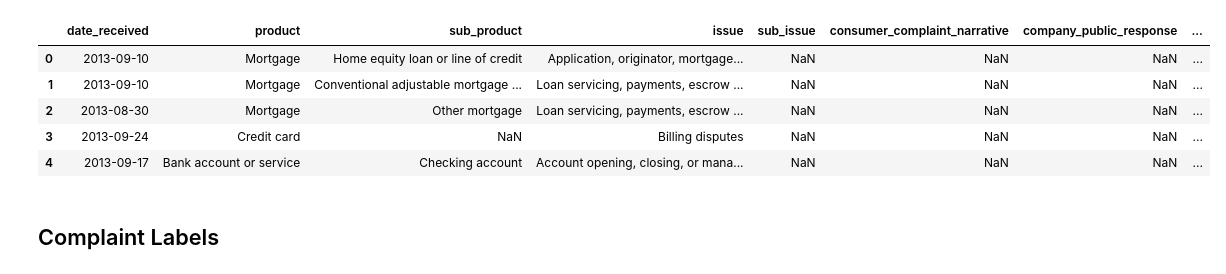
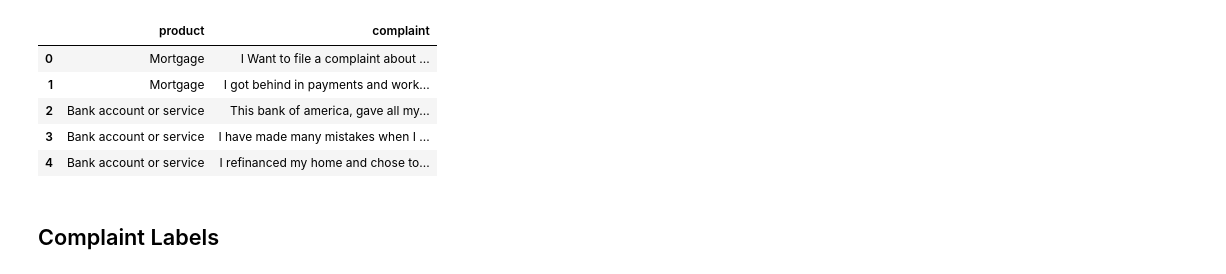
Before and after one commit to yinhan1/Kaggle_Python, a Jupyter notebook: consumer complaints/consumer complaints.ipynb, the cells around one changed output. Drawn from its saved outputs; the diff is of its cells as text; code cells hidden in the pictures.

Commit message:
consumer complaints rewrite

```diff
--- a/consumer complaints/consumer complaints.ipynb
+++ b/consumer complaints/consumer complaints.ipynb
@@ -3,14 +5,20 @@
 # %%
 import pandas as pd
 
-df = pd.read_excel('consumer complaints BOA_CA.xlsx')
-df.head()
+data = (
+    pd.read_excel('consumer complaints BOA_CA.xlsx')
+    .filter(['product','consumer_complaint_narrative'])
+    .dropna()
+    .set_axis(['product', 'complaint'], axis=1, inplace=False)
+    .reset_index(drop=True))
+
+data.head()
 # %% [output]
-|  | date_received | product | sub_product | issue | sub_issue | consumer_complaint_narrative | company_public_response | ... |
-| 0 | 2013-09-10 | Mortgage | Home equity loan or line of credit | Application, originator, mortgage... | NaN | NaN | NaN | ... |
-| 1 | 2013-09-10 | Mortgage | Conventional adjustable mortgage ... | Loan servicing, payments, escrow ... | NaN | NaN | NaN | ... |
-| 2 | 2013-08-30 | Mortgage | Other mortgage | Loan servicing, payments, escrow ... | NaN | NaN | NaN | ... |
-| 3 | 2013-09-24 | Credit card | NaN | Billing disputes | NaN | NaN | NaN | ... |
-| 4 | 2013-09-17 | Bank account or service | Checking account | Account opening, closing, or mana... | NaN | NaN | NaN | ... |
+|  | product | complaint |
+| 0 | Mortgage | I Want to file a complaint about ... |
+| 1 | Mortgage | I got behind in payments and work... |
+| 2 | Bank account or service | This bank of america, gave all my... |
+| 3 | Bank account or service | I have made many mistakes when I ... |
+| 4 | Bank account or service | I refinanced my home and chose to... |
 # %% [markdown]
 ## Complaint Labels
```
Also changed, not shown: parts of 21 cells of this notebook.
